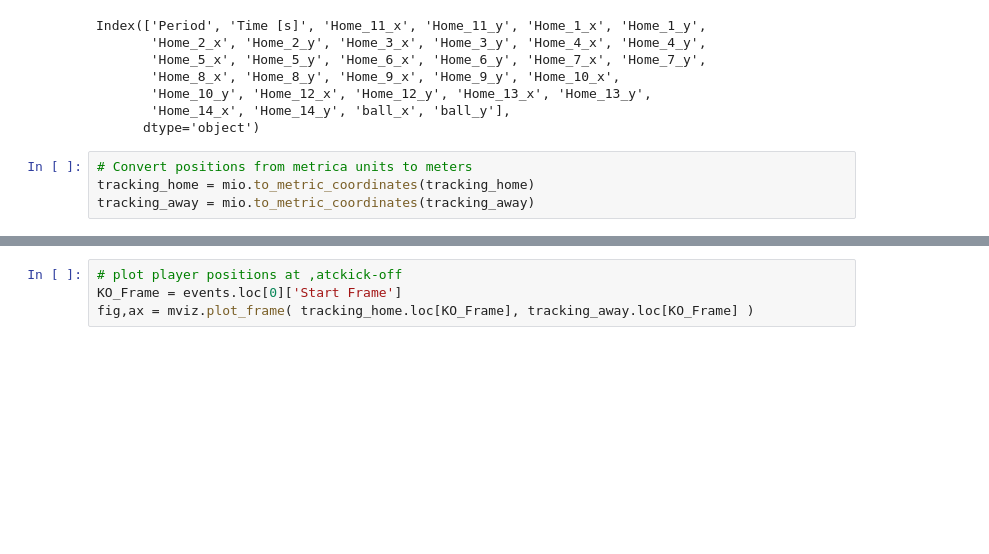
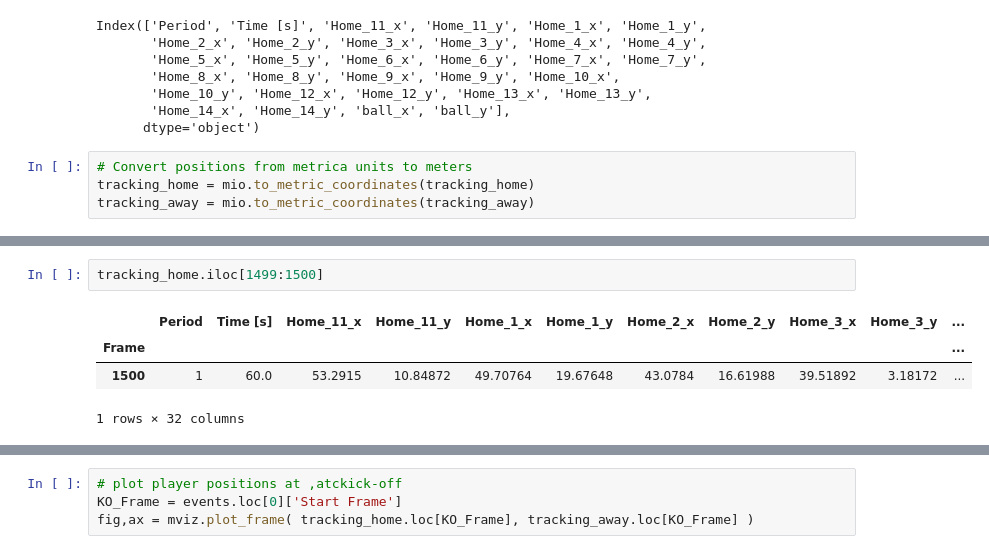
Before and after one commit to er1czz/soccer_tracking, a Jupyter notebook: metrica_sports_tutorial1.ipynb, the cells around one changed output, grey strips where cells are left out. Cells and saved outputs as stored; diff of their text form; blank space fills up the shorter version.

```diff
--- a/metrica_sports_tutorial1.ipynb
+++ b/metrica_sports_tutorial1.ipynb
@@ -181,0 +194,7 @@ ax.plot( tracking_home['Home_4_x'].iloc[:1500], tracking_home['Home_4_y'].iloc[:
+# %%
+tracking_home.iloc[1499:1500]
+# %% [output]
+|  | Period | Time [s] | Home_11_x | Home_11_y | Home_1_x | Home_1_y | Home_2_x | Home_2_y | Home_3_x | Home_3_y | ... |
+| Frame |  |  |  |  |  |  |  |  |  |  | ... |
+| 1500 | 1 | 60.0 | 53.2915 | 10.84872 | 49.70764 | 19.67648 | 43.0784 | 16.61988 | 39.51892 | 3.18172 | ... |
+1 rows × 32 columns
```
Also changed, not shown: parts of 4 cells of this notebook, 1 other file.
